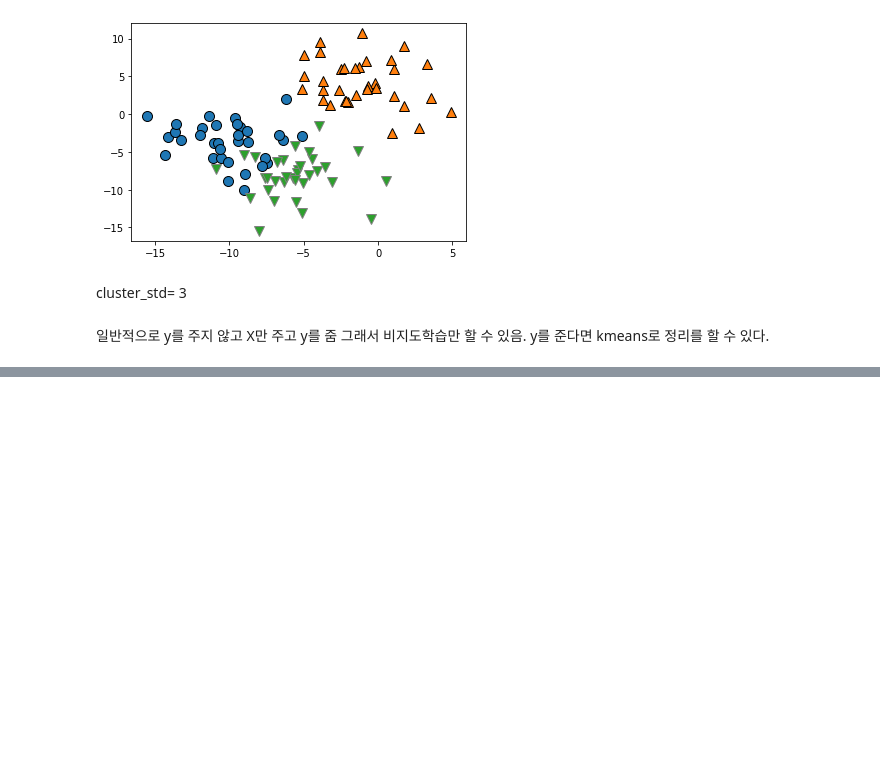
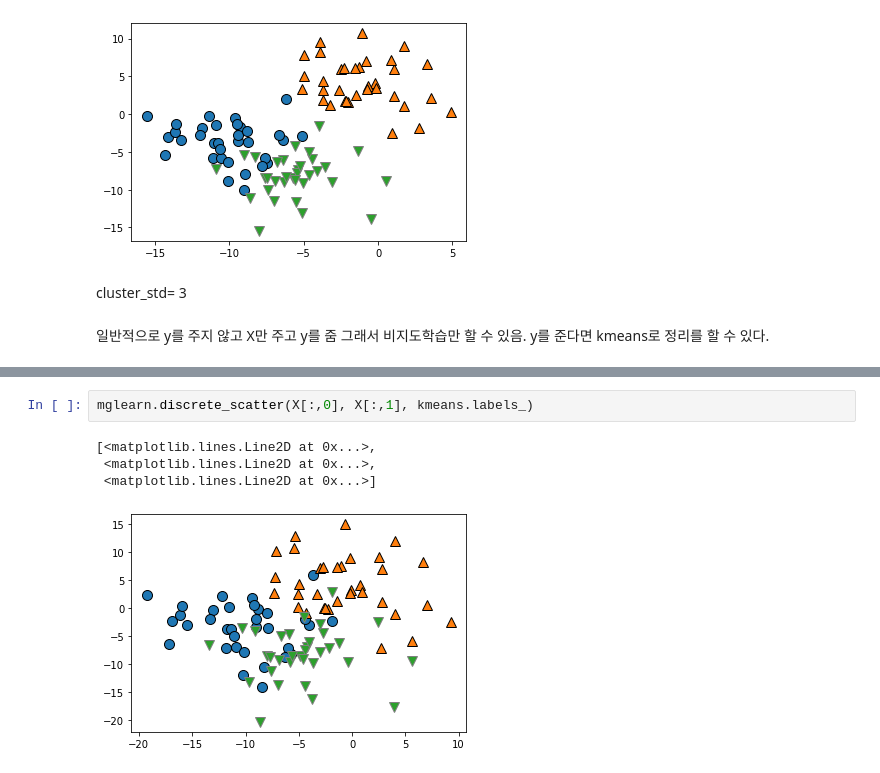
Before and after one commit to waldbear4/Python_2021, a Jupyter notebook: 20210624 KMEANS.ipynb, the cells around one changed output, grey strips where cells are left out. Cells and saved outputs as stored; diff of their text form; blank space fills up the shorter version.

```diff
--- a/20210624 KMEANS.ipynb
+++ b/20210624 KMEANS.ipynb
@@ -108,0 +115,7 @@ y를 준다면 kmeans로 정리를 할 수 있다.
+# %%
+mglearn.discrete_scatter(X[:,0], X[:,1], kmeans.labels_)
+# %% [output]
+[<matplotlib.lines.Line2D at 0x...>,
+ <matplotlib.lines.Line2D at 0x...>,
+ <matplotlib.lines.Line2D at 0x...>]
+[figure, added]
```
Also changed, not shown: parts of 6 cells of this notebook.
